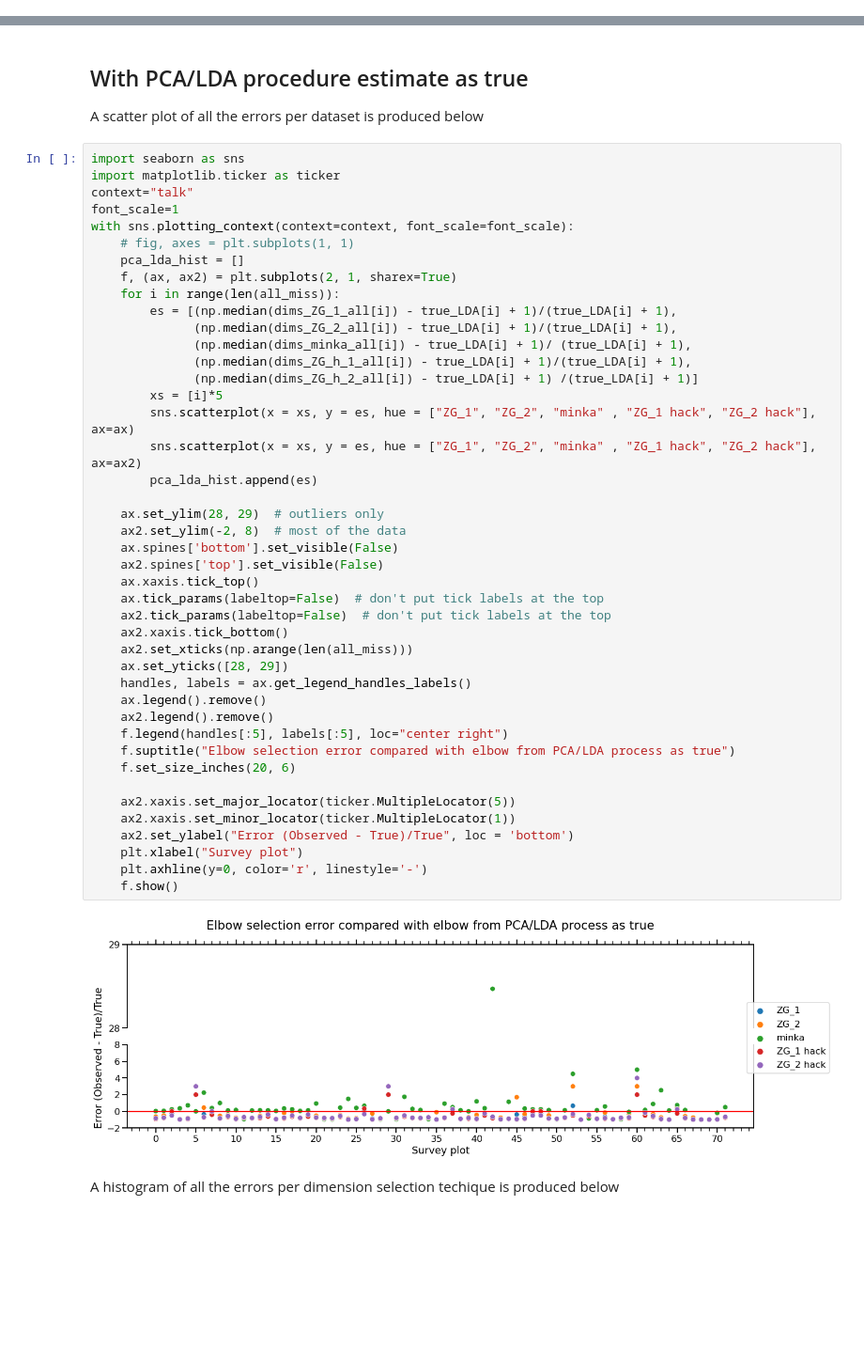
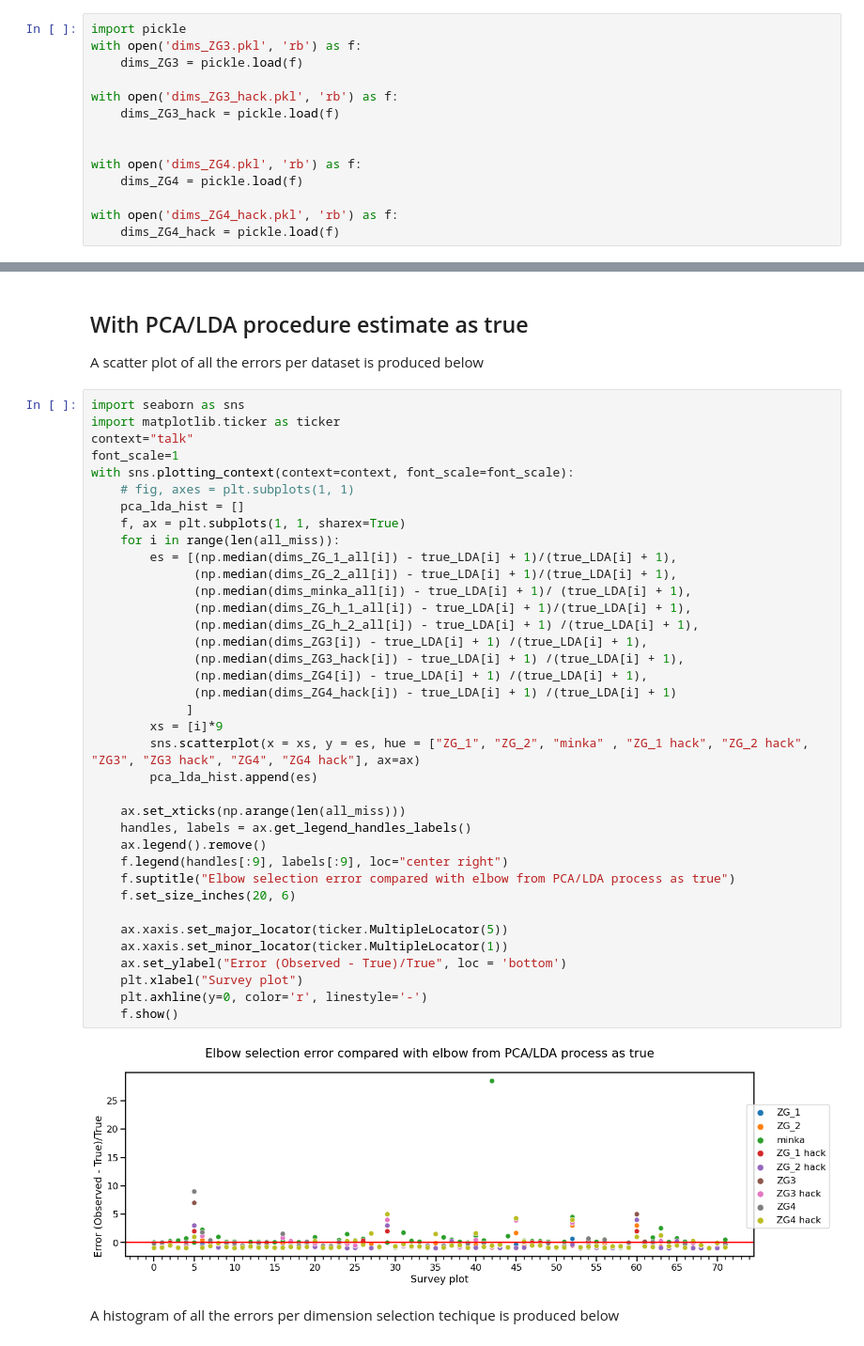
Before and after one commit to neurodata/notebooks, a Jupyter notebook: _notebooks/2021-04-28-real-data-minka-zg-comparison.ipynb, the cells around one changed output, grey strips where cells are left out. Shown: that part at 94% size. Saved outputs shown, nothing was run; the diff lists cells and outputs as text; blank space fills up the shorter version.

Commit message:
added in ZG3, ZG4 and raw error histograms

```diff
--- a/_notebooks/2021-04-28-real-data-minka-zg-comparison.ipynb
+++ b/_notebooks/2021-04-28-real-data-minka-zg-comparison.ipynb
@@ -291,3 +353,17 @@ with open('dims_ZG_h_2_all.pkl', 'rb') as f:
+# %%
+import pickle
+with open('dims_ZG3.pkl', 'rb') as f:
+    dims_ZG3 = pickle.load(f)
+
+with open('dims_ZG3_hack.pkl', 'rb') as f:
+    dims_ZG3_hack = pickle.load(f)
+
+
+with open('dims_ZG4.pkl', 'rb') as f:
+    dims_ZG4 = pickle.load(f)
+
+with open('dims_ZG4_hack.pkl', 'rb') as f:
+    dims_ZG4_hack = pickle.load(f)
 # %% [markdown]
 ### Quick survey analysis
 
@@ -382,48 +458,42 @@ A scatter plot of all the errors per dataset is produced below
 # %%
 import seaborn as sns
 import matplotlib.ticker as ticker
 context="talk"
 font_scale=1
 with sns.plotting_context(context=context, font_scale=font_scale):
     # fig, axes = plt.subplots(1, 1)
     pca_lda_hist = []
-    f, (ax, ax2) = plt.subplots(2, 1, sharex=True)
+    f, ax = plt.subplots(1, 1, sharex=True)
     for i in range(len(all_miss)):
         es = [(np.median(dims_ZG_1_all[i]) - true_LDA[i] + 1)/(true_LDA[i] + 1),
               (np.median(dims_ZG_2_all[i]) - true_LDA[i] + 1)/(true_LDA[i] + 1),
               (np.median(dims_minka_all[i]) - true_LDA[i] + 1)/ (true_LDA[i] + 1),
               (np.median(dims_ZG_h_1_all[i]) - true_LDA[i] + 1)/(true_LDA[i] + 1),
-              (np.median(dims_ZG_h_2_all[i]) - true_LDA[i] + 1) /(true_LDA[i] + 1)]
-        xs = [i]*5
-        sns.scatterplot(x = xs, y = es, hue = ["ZG_1", "ZG_2", "minka" , "ZG_1 hack", "ZG_2 hack"], ax=ax)
-        sns.scatterplot(x = xs, y = es, hue = ["ZG_1", "ZG_2", "minka" , "ZG_1 hack", "ZG_2 hack"], ax=ax2)
+              (np.median(dims_ZG_h_2_all[i]) - true_LDA[i] + 1) /(true_LDA[i] + 1),
+              (np.median(dims_ZG3[i]) - true_LDA[i] + 1) /(true_LDA[i] + 1),
+              (np.median(dims_ZG3_hack[i]) - true_LDA[i] + 1) /(true_LDA[i] + 1),
+              (np.median(dims_ZG4[i]) - true_LDA[i] + 1) /(true_LDA[i] + 1),
+              (np.median(dims_ZG4_hack[i]) - true_LDA[i] + 1) /(true_LDA[i] + 1)
+             ]
+        xs = [i]*9
+        sns.scatterplot(x = xs, y = es, hue = ["ZG_1", "ZG_2", "minka" , "ZG_1 hack", "ZG_2 hack", "ZG3", "ZG3 hack", "ZG4", "ZG4 hack"], ax=ax)
         pca_lda_hist.append(es)
 
-    ax.set_ylim(28, 29)  # outliers only
-    ax2.set_ylim(-2, 8)  # most of the data
-    ax.spines['bottom'].set_visible(False)
-    ax2.spines['top'].set_visible(False)
-    ax.xaxis.tick_top()
-    ax.tick_params(labeltop=False)  # don't put tick labels at the top
-    ax2.tick_params(labeltop=False)  # don't put tick labels at the top
-    ax2.xaxis.tick_bottom()
-    ax2.set_xticks(np.arange(len(all_miss)))
-    ax.set_yticks([28, 29])
+    ax.set_xticks(np.arange(len(all_miss)))
     handles, labels = ax.get_legend_handles_labels()
     ax.legend().remove()
-    ax2.legend().remove()
-    f.legend(handles[:5], labels[:5], loc="center right")
+    f.legend(handles[:9], labels[:9], loc="center right")
     f.suptitle("Elbow selection error compared with elbow from PCA/LDA process as true")
     f.set_size_inches(20, 6)
 
-    ax2.xaxis.set_major_locator(ticker.MultipleLocator(5))
-    ax2.xaxis.set_minor_locator(ticker.MultipleLocator(1))
-    ax2.set_ylabel("Error (Observed - True)/True", loc = 'bottom')
+    ax.xaxis.set_major_locator(ticker.MultipleLocator(5))
+    ax.xaxis.set_minor_locator(ticker.MultipleLocator(1))
+    ax.set_ylabel("Error (Observed - True)/True", loc = 'bottom')
     plt.xlabel("Survey plot")
     plt.axhline(y=0, color='r', linestyle='-')
     f.show()
 # %% [output]
-[figure, old version]
+[figure, new version]
 # %% [markdown]
 A histogram of all the errors per dimension selection techique is produced below
 # %%
```
Also changed, not shown: parts of 10 cells of this notebook.
